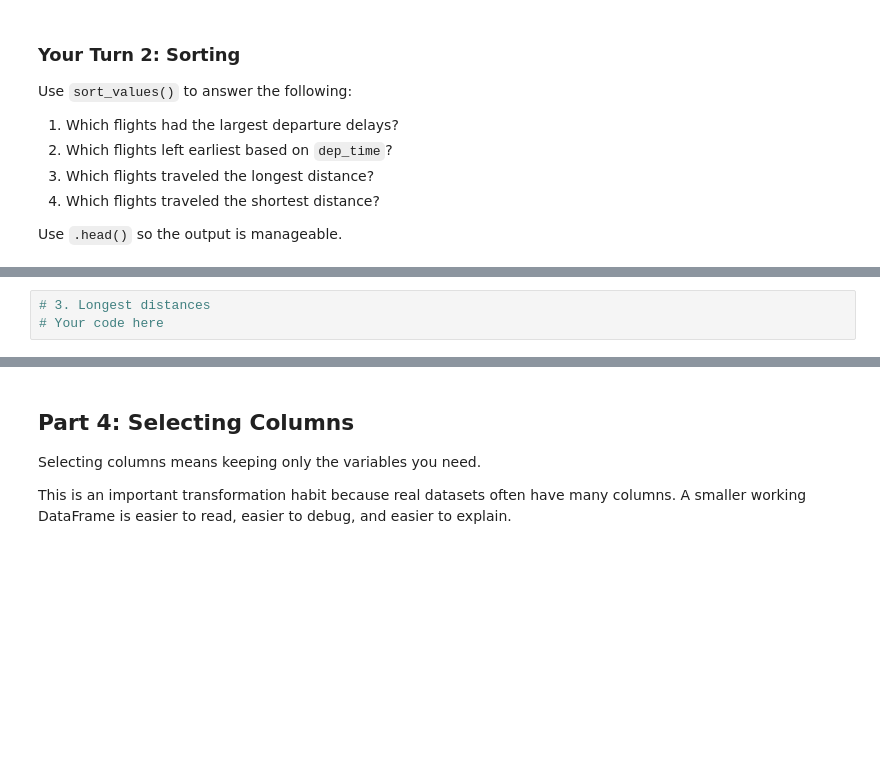
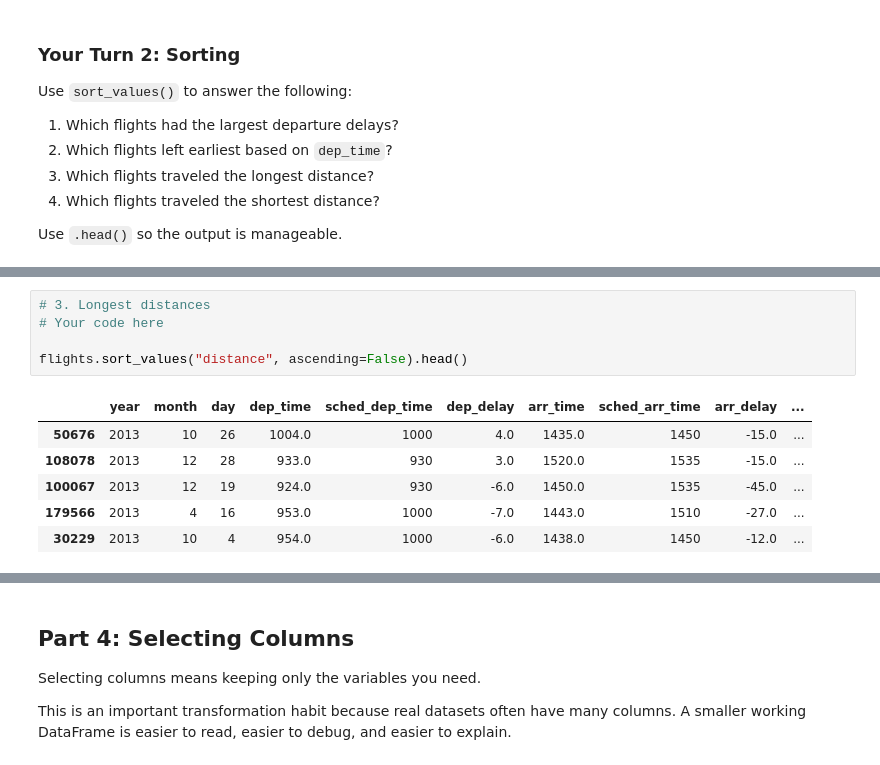
Before and after one commit to alexM200310/ban6003-week-05-06-pandas-transformation-alejandro_mugica, a Jupyter notebook: notebooks/module5_basic_transformation_guided_lab.ipynb, the cells around one changed output, grey strips where cells are left out. Drawn from its saved outputs; the diff is of its cells as text; blank space fills up the shorter version.

```diff
--- a/notebooks/module5_basic_transformation_guided_lab.ipynb
+++ b/notebooks/module5_basic_transformation_guided_lab.ipynb
@@ -310,6 +348,15 @@ Use `.head()` so the output is manageable.
 # %%
 # 3. Longest distances
 # Your code here
+
+flights.sort_values("distance", ascending=False).head()
+# %% [output]
+|  | year | month | day | dep_time | sched_dep_time | dep_delay | arr_time | sched_arr_time | arr_delay | ... |
+| 50676 | 2013 | 10 | 26 | 1004.0 | 1000 | 4.0 | 1435.0 | 1450 | -15.0 | ... |
+| 108078 | 2013 | 12 | 28 | 933.0 | 930 | 3.0 | 1520.0 | 1535 | -15.0 | ... |
+| 100067 | 2013 | 12 | 19 | 924.0 | 930 | -6.0 | 1450.0 | 1535 | -45.0 | ... |
+| 179566 | 2013 | 4 | 16 | 953.0 | 1000 | -7.0 | 1443.0 | 1510 | -27.0 | ... |
+| 30229 | 2013 | 10 | 4 | 954.0 | 1000 | -6.0 | 1438.0 | 1450 | -12.0 | ... |
 # %%
 # 4. Shortest distances
 # Your code here
```
Also changed, not shown: parts of 33 cells of this notebook.
